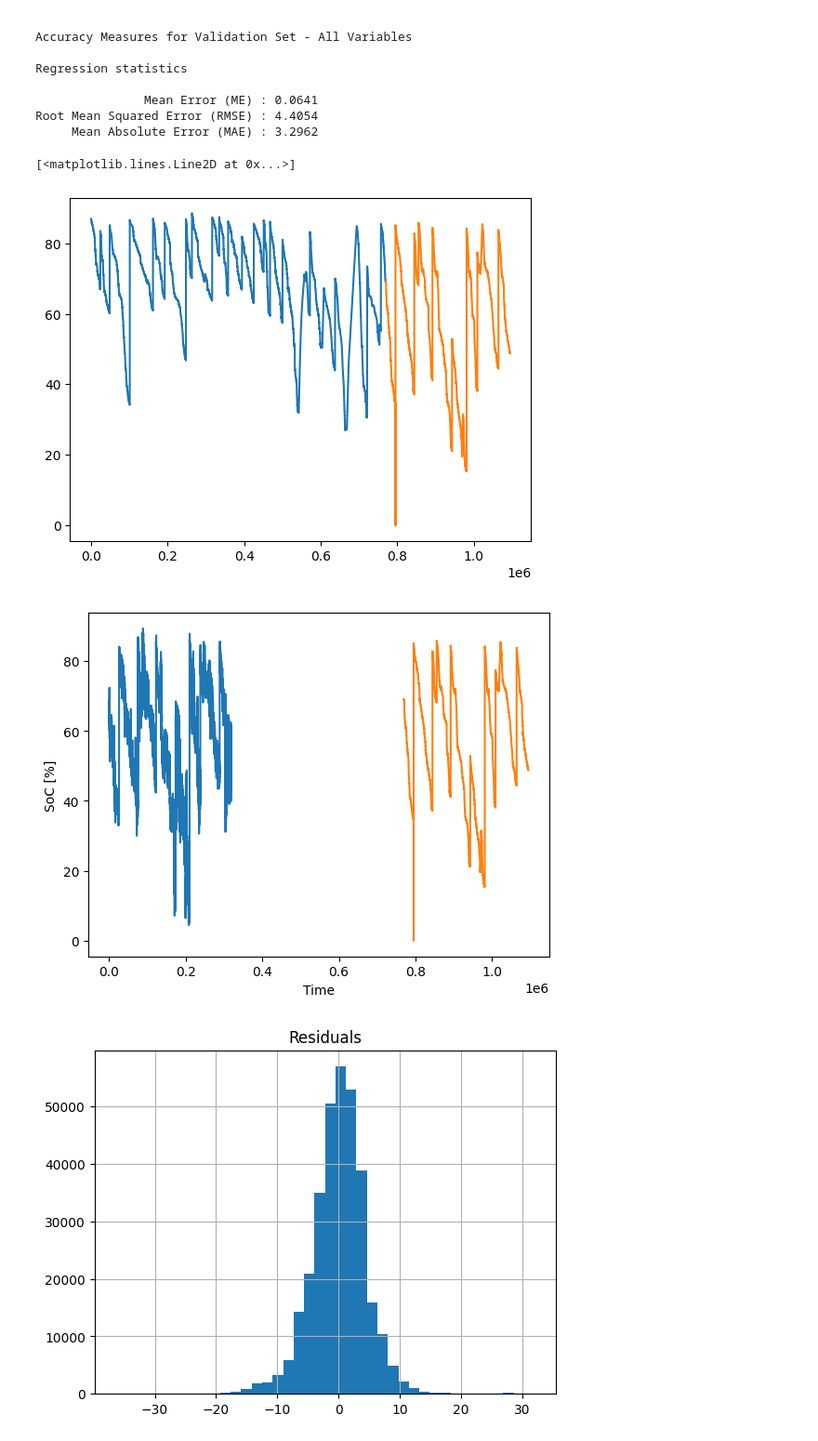
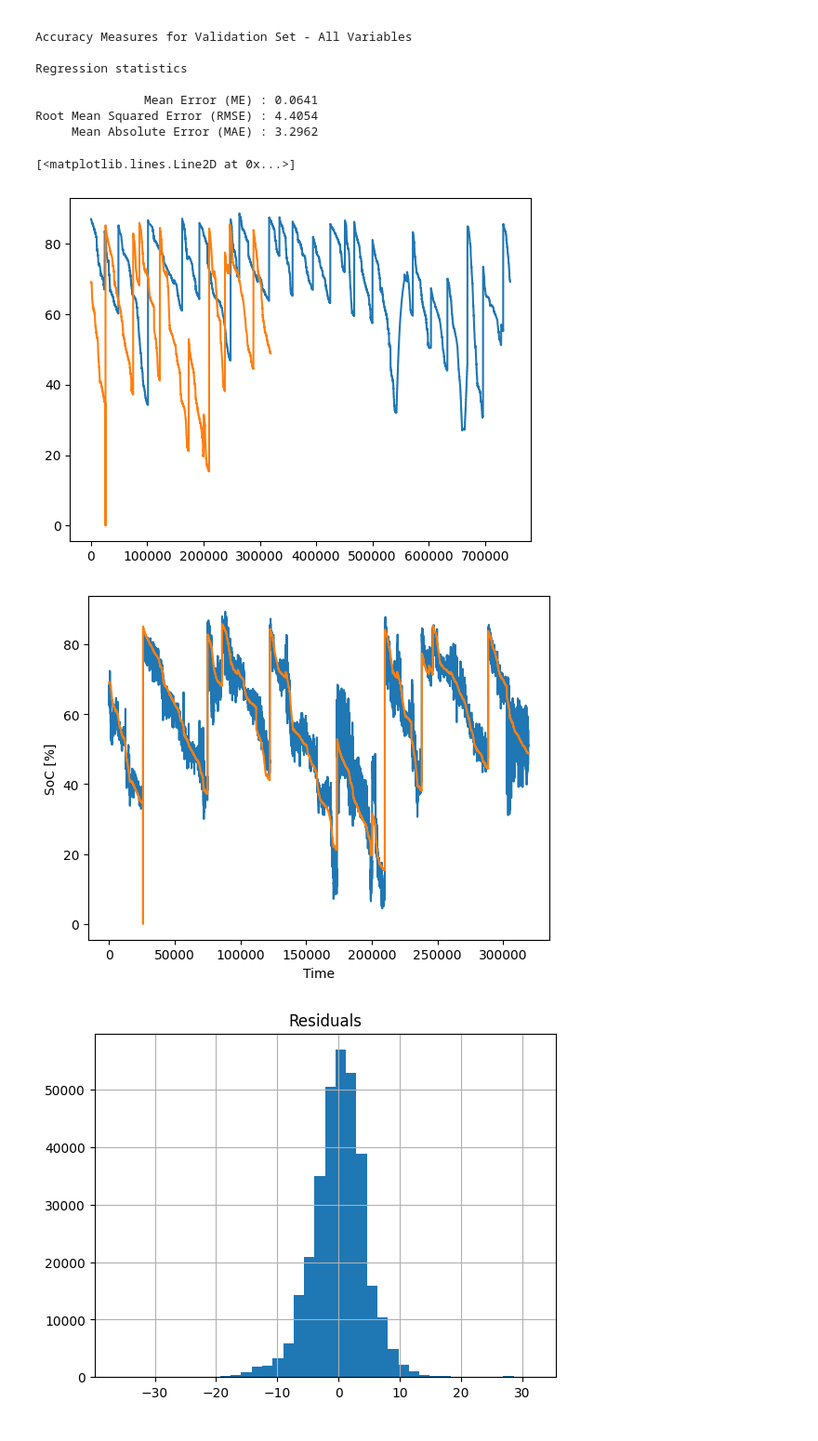
Before and after one commit to ConnorMcWard/EV-Battery, a Jupyter notebook: EV.ipynb, the cells around one changed output. Shown at 93% size. Saved outputs shown, nothing was run; the diff lists cells and outputs as text; code cells hidden in the pictures.

```diff
--- a/EV.ipynb
+++ b/EV.ipynb
@@ -466,8 +464,8 @@ Root Mean Squared Error (RMSE) : 4.4054
      Mean Absolute Error (MAE) : 3.2962
 # %%
 plt.plot(train_y)
-plt.plot(valid_y)
+plt.plot(test_y)
 # %% [output]
 [<matplotlib.lines.Line2D at 0x...>]
-[figure, old version]
+[figure, new version]
 # %%
@@ -475,11 +473,11 @@ pred_y = trip_lm.predict(valid_X)
 # %%
 plt.plot(trip_lm_pred)
-plt.plot(valid_y)
+plt.plot(test_y)
 plt.xlabel('Time')
 plt.ylabel('SoC [%]')
 plt.show()
 # %% [output]
-[figure, old version]
+[figure, new version]
 # %%
 # Identify validation residuals of the regression model
 # to check if they have approximately normal distribution.
```
Also changed, not shown: parts of 46 cells of this notebook.
